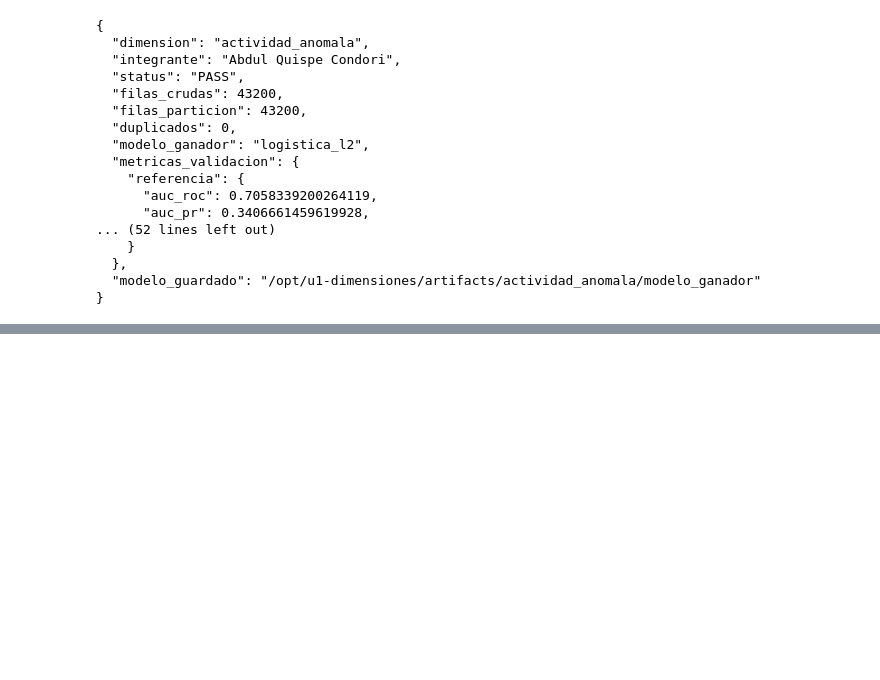
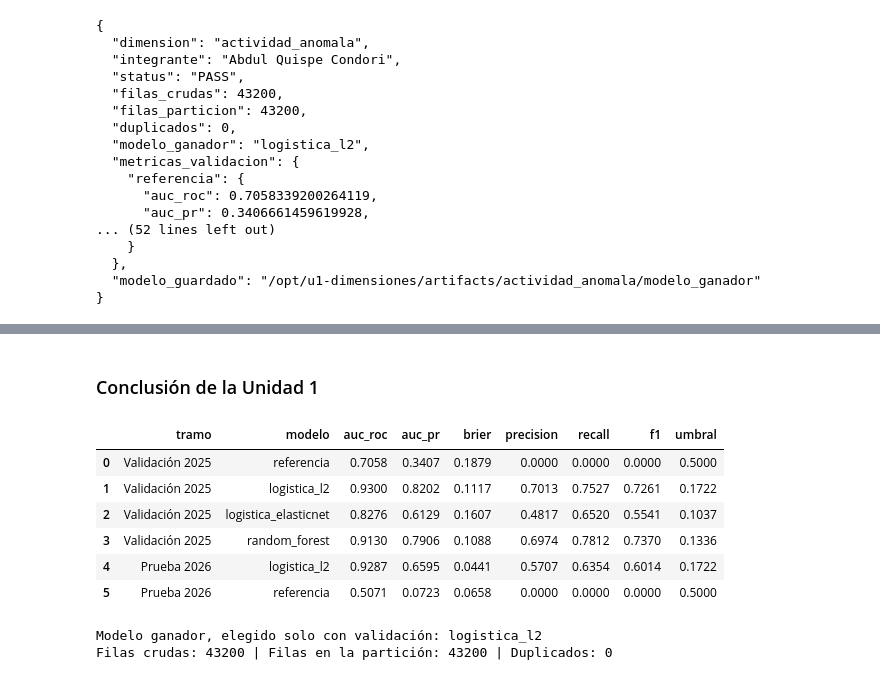
Before and after one commit to Milagros-hp/BigData-BTC-SOL, a Jupyter notebook: pyspark/sesiones/u1-dimensiones/03_actividad_anomala.ipynb, the cells around one changed output, grey strips where cells are left out. Cells and saved outputs as stored; diff of their text form; code cells hidden in the pictures; blank space fills up the shorter version.

```diff
--- a/pyspark/sesiones/u1-dimensiones/03_actividad_anomala.ipynb
+++ b/pyspark/sesiones/u1-dimensiones/03_actividad_anomala.ipynb
@@ -485,0 +512,21 @@ Guardo el que ganó en validación, no el primero que entrené, y lo recargo con
+# %% [markdown]
+### Conclusión de la Unidad 1
+# %%
+# Conclusión medida: se calcula de esta ejecución, no se escribe a mano.
+_filas = []
+for _tramo, _clave in (("Validación 2025", "metricas_validacion"), ("Prueba 2026", "metricas_prueba")):
+    for _modelo, _valores in verificacion[_clave].items():
+        _filas.append({"tramo": _tramo, "modelo": _modelo, **_valores})
+display(pd.DataFrame(_filas).round(4))
+print("Modelo ganador, elegido solo con validación:", verificacion["modelo_ganador"])
+print("Filas crudas:", verificacion["filas_crudas"], "| Filas en la partición:", verificacion["filas_particion"], "| Duplicados:", verificacion["duplicados"])
+# %% [output]
+|  | tramo | modelo | auc_roc | auc_pr | brier | precision | recall | f1 | umbral |
+| 0 | Validación 2025 | referencia | 0.7058 | 0.3407 | 0.1879 | 0.0000 | 0.0000 | 0.0000 | 0.5000 |
+| 1 | Validación 2025 | logistica_l2 | 0.9300 | 0.8202 | 0.1117 | 0.7013 | 0.7527 | 0.7261 | 0.1722 |
+| 2 | Validación 2025 | logistica_elasticnet | 0.8276 | 0.6129 | 0.1607 | 0.4817 | 0.6520 | 0.5541 | 0.1037 |
+| 3 | Validación 2025 | random_forest | 0.9130 | 0.7906 | 0.1088 | 0.6974 | 0.7812 | 0.7370 | 0.1336 |
+| 4 | Prueba 2026 | logistica_l2 | 0.9287 | 0.6595 | 0.0441 | 0.5707 | 0.6354 | 0.6014 | 0.1722 |
+| 5 | Prueba 2026 | referencia | 0.5071 | 0.0723 | 0.0658 | 0.0000 | 0.0000 | 0.0000 | 0.5000 |
+Modelo ganador, elegido solo con validación: logistica_l2
+Filas crudas: 43200 | Filas en la partición: 43200 | Duplicados: 0
```
Also changed, not shown: parts of 9 cells of this notebook, 43 other files.
